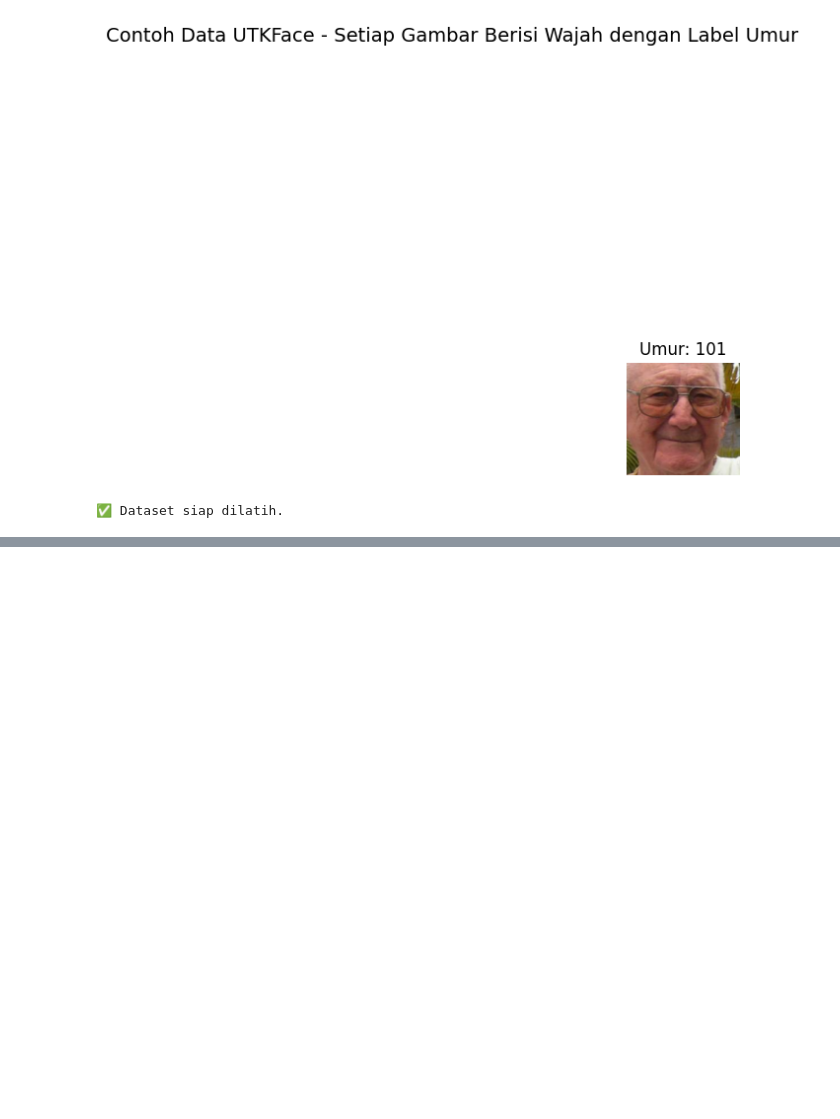
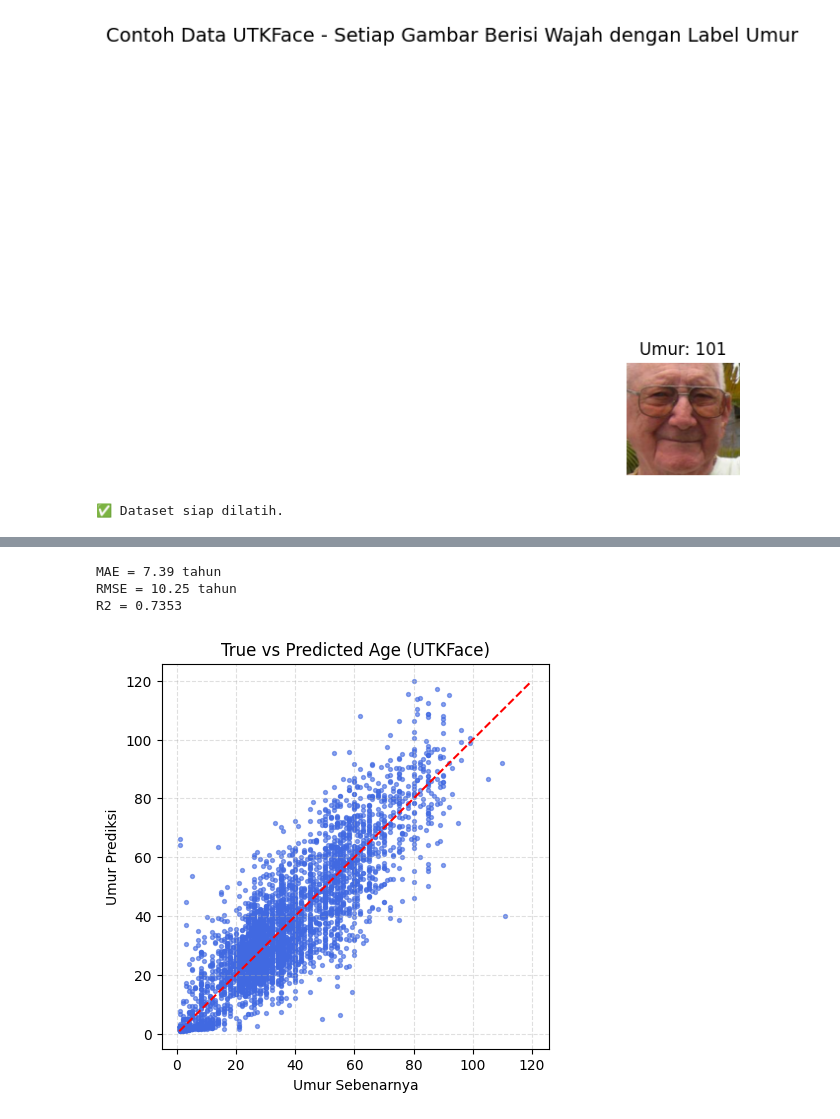
Before and after one commit to Algaray02/Visi_Komputer_TI-2A_05, a Jupyter notebook: Jobsheet 3/Jobsheet_3_VC.ipynb, the cells around one changed output, grey strips where cells are left out. Saved outputs shown, nothing was run; the diff lists cells and outputs as text; code cells hidden in the pictures; blank space fills up the shorter version.

```diff
--- a/Jobsheet 3/Jobsheet_3_VC.ipynb
+++ b/Jobsheet 3/Jobsheet_3_VC.ipynb
@@ -168,0 +226,25 @@ plt.show()
+# %%
+from math import sqrt
+y_pred = np.concatenate([model.predict(batch[0], verbose=0).ravel() for batch in test_ds])
+mae = mean_absolute_error(y_test, y_pred)
+rmse = sqrt(np.mean((y_test - y_pred)**2))
+r2 = r2_score(y_test, y_pred)
+
+print(f"MAE = {mae:.2f} tahun")
+print(f"RMSE = {rmse:.2f} tahun")
+print(f"R2 = {r2:.4f}")
+
+plt.figure(figsize=(5,5))
+plt.scatter(y_test, y_pred, s=8, alpha=0.6, color='royalblue')
+lims = [min(y_test.min(), y_pred.min()), max(y_test.max(), y_pred.max())]
+plt.plot(lims, lims, '--', color='red')
+plt.xlabel('Umur Sebenarnya')
+plt.ylabel("Umur Prediksi")
+plt.title("True vs Predicted Age (UTKFace)")
+plt.grid(True, linestyle='--', alpha=0.4)
+plt.show()
+# %% [output]
+MAE = 7.39 tahun
+RMSE = 10.25 tahun
+R2 = 0.7353
+[figure, added]
```
Also changed, not shown: parts of 5 cells of this notebook.
